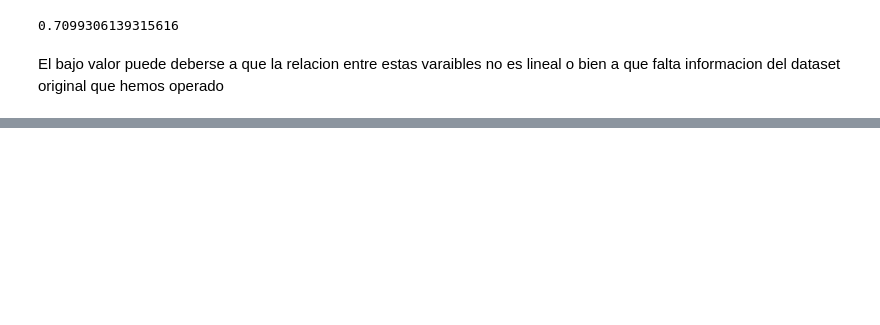
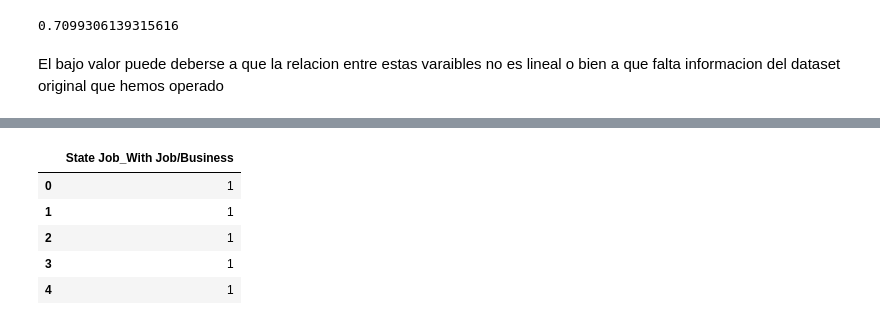
Before and after one commit to luisbenitez02/MachineLearningExamples, a Jupyter notebook: notebooks/02-MultiLinnearRegression-Categorical Varaibles.ipynb, the cells around one changed output, grey strips where cells are left out. Cells and saved outputs as stored; diff of their text form; code cells hidden in the pictures; blank space fills up the shorter version.

```diff
--- a/notebooks/02-MultiLinnearRegression-Categorical Varaibles.ipynb
+++ b/notebooks/02-MultiLinnearRegression-Categorical Varaibles.ipynb
@@ -226,0 +297,12 @@ El bajo valor puede deberse a que la relacion entre estas varaibles no es lineal
+# %%
+#elimino una columna de StateJob
+dummy_stateJob = pd.get_dummies(data_new["Household Head Job or Business Indicator"], prefix="State Job").iloc[:,1:]
+#iloc dice: todas las filas de la 1 hacia adelante sin incluirla
+dummy_stateJob.head()
+# %% [output]
+|  | State Job_With Job/Business |
+| 0 | 1 |
+| 1 | 1 |
+| 2 | 1 |
+| 3 | 1 |
+| 4 | 1 |
```
Also changed, not shown: parts of 19 cells of this notebook.
